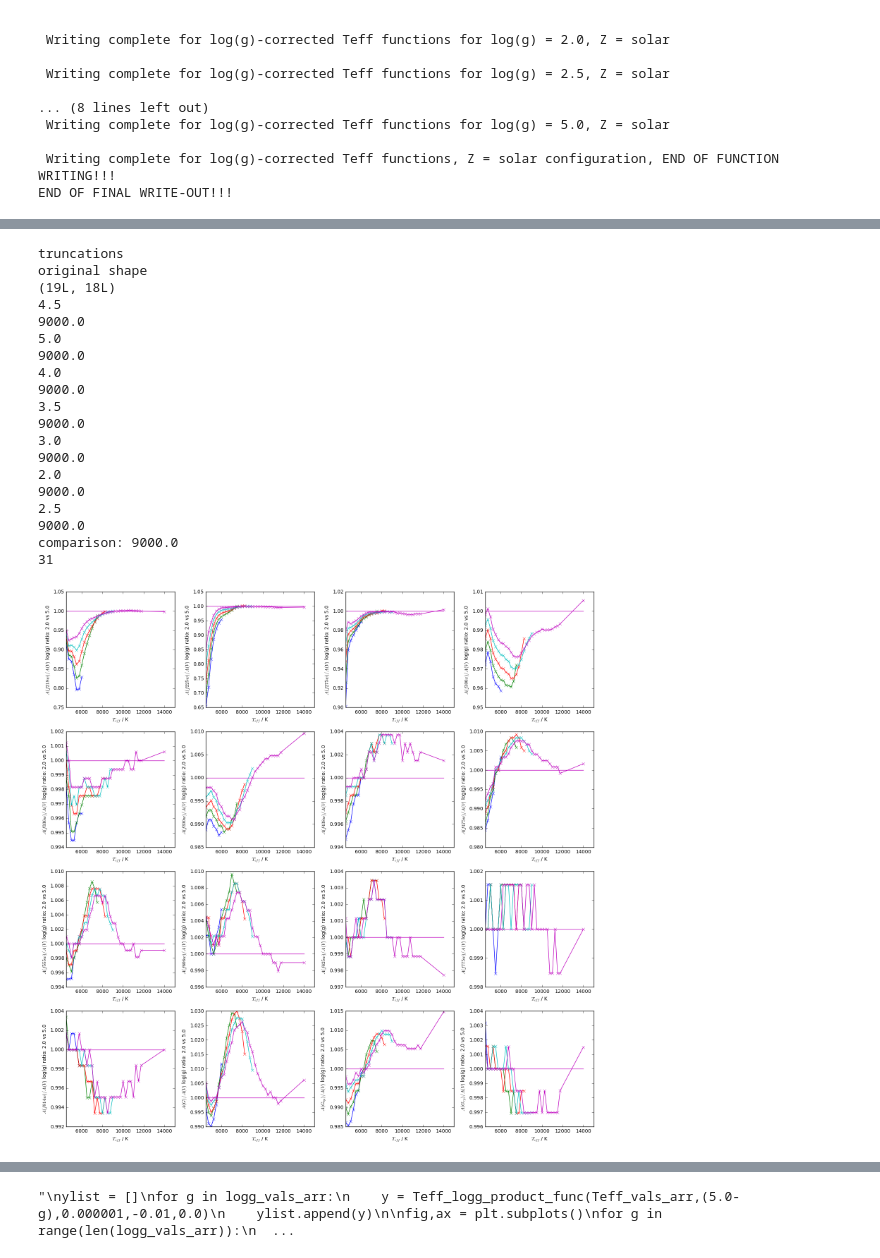
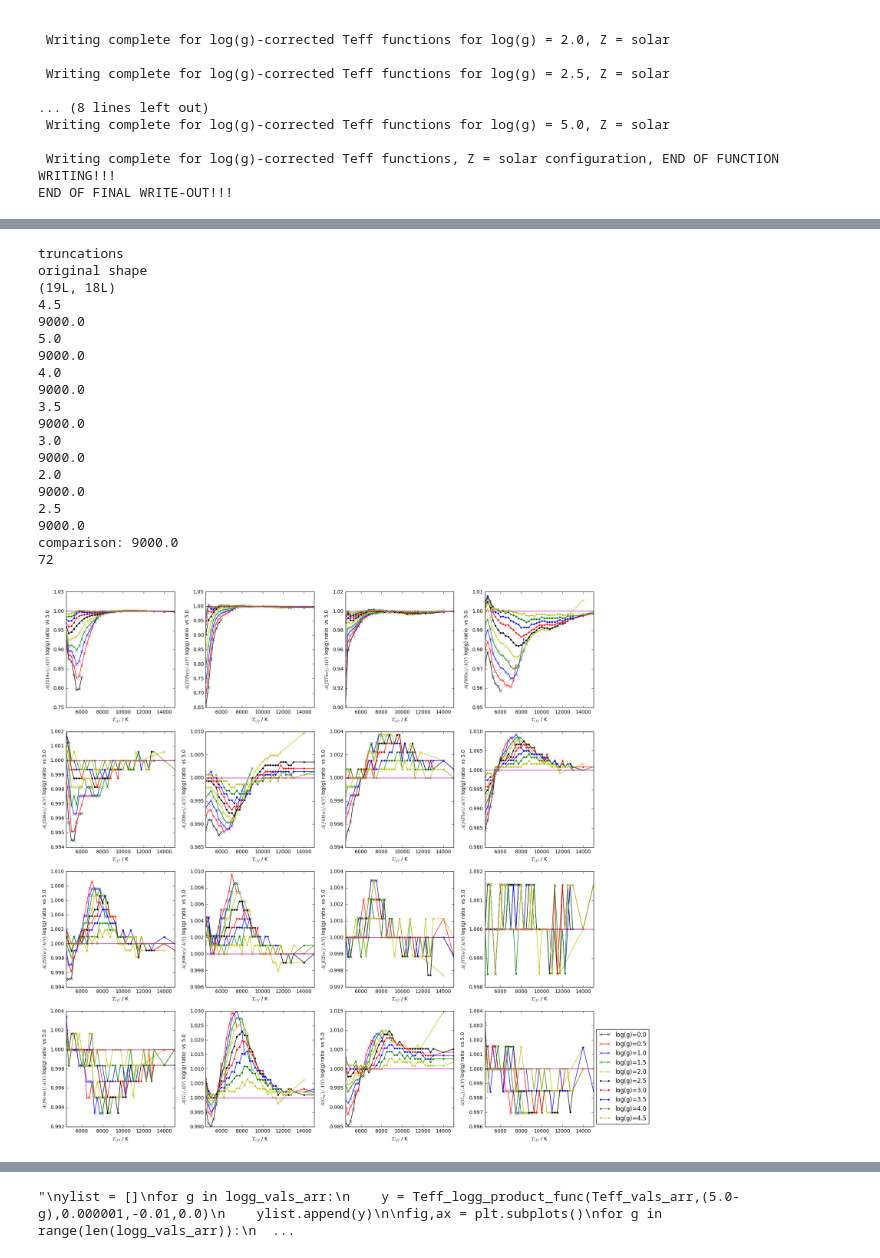
Before and after one commit to AlexlwAstro/phd_work, a Jupyter notebook: gaia_spectra_plots.ipynb, the cells around one changed output, grey strips where cells are left out. Cells and saved outputs as stored; diff of their text form; code cells hidden in the pictures.

Commit message:
compacted plots, got isochrone data, plotted grid coverage

```diff
--- a/gaia_spectra_plots.ipynb
+++ b/gaia_spectra_plots.ipynb
@@ -1866,7 +1905,7 @@ END OF FINAL WRITE-OUT!!!
 fig,zax = plt.subplots(nrows=4,ncols=4,figsize=(16, 16))
 zax = zax.ravel()
 
-keyval = '5.0'
+keyval = '0.0'
 Teff_cut = 15000
 #plt.set_cmap('gnuplot')
 for i in range(2,18):
@@ -1892,24 +1931,6 @@ fig.savefig('Aall_vs_Teff_logg=' + keyval + '_all_Zs.pdf', bbox_inches='tight')
 # log(g) ratio comparison
 lgc_keys_low = ['0.0','0.5','1.0','1.5','2.0']
 lgc_keys_high = ['2.5','3.0','3.5','4.0','4.5']
-
-
-
-# Need to keep dimensions consistent in plot() function
-def trunc_data(dict_to_be_truncated,refkey):
-    truncated_dict = {}
-    ref_arr = np.copy(dict_to_be_truncated[refkey])
-    for key in sorted(dict_to_be_truncated.iterkeys()):
-        temp_arr = np.copy(dict_to_be_truncated[key])
-        if (len(temp_arr[:,0]) > len(ref_arr[:,0])):
-            #print key
-            temp_list = []
-            for i in range(len(ref_arr[:,0])):
-                temp_list.append(temp_arr[i,:])
-            new_arr = np.array(temp_list)
-            #print new_arr.shape
-            truncated_dict[key]= new_arr
-    return truncated_dict
 
 print 'truncations'
 comb_dict_zs_4500K_trunc = trunc_data(comb_dict_zs_4500K,'1.5')
@@ -1924,50 +1945,61 @@ print 'comparison:',max((comb_dict_zs_4500K['1.5'])[:,0])
 fig,chax = plt.subplots(nrows=4,ncols=4,figsize=(16, 16))
 chax = chax.ravel()
 Teff_cut = 15000
-ones_arr = np.copy((comb_dict_zs_4500K['2.0'])[:,0])
+ones_arr = np.copy((comb_dict_zs_4500K['5.0'])[:,0])
 for j in range(len(ones_arr)):
     ones_arr[j] = 1.0
 #print ones_arr
+
+color_arr = ['k','r','b','g','y']#,'c'
 print len(ones_arr)
-#,'g'
+
 plt.set_cmap('gnuplot')
 for i in range(2,18):
-
-    #plt.gca().set_color_cycle([col_map(x) for x in np.linspace(0, 0.9, len(lgc_keys_low))])
-    for key in lgc_keys_low:
-        comb_dict_zs_4500K_trunc = trunc_data(comb_dict_zs_4500K,key)
-        chax[i-2].plot((comb_dict_zs_4500K[key])[:,0],((comb_dict_zs_4500K[key])[:,i]/(comb_dict_zs_4500K_trunc['5.0'])[:,i]),marker='x')#,linestyle='')
-    chax[i-2].plot((comb_dict_zs_4500K['2.0'])[:,0],ones_arr,'m')
+    col_ind = 0
+    #for key in sorted(comb_dict_zs_4500K.iterkeys()):lgc_keys_low
+    for key in sorted(comb_dict_zs_4500K.iterkeys()):
+        if (key != '5.0'):
+            if (col_ind < len(color_arr)):
+                tint = color_arr[col_ind]
+                mk_sty = 'x'
+            else:
+                tint = color_arr[(col_ind - len(color_arr))]
+                mk_sty = '.'
+            comb_dict_zs_4500K_trunc = trunc_data(comb_dict_zs_4500K,key)
+            chax[i-2].plot((comb_dict_zs_4500K[key])[:,0],((comb_dict_zs_4500K[key])[:,i]/(comb_dict_zs_4500K_trunc['5.0'])[:,i]),marker=mk_sty,label=('log(g)='+key),color=tint)#,linestyle='')
+            col_ind += 1
+    chax[i-2].plot((comb_dict_zs_4500K['5.0'])[:,0],ones_arr,'m')
     chax[i-2].ticklabel_format(useOffset=False)
     chax[i-2].set_xlabel(var_names_comb[0])
-    chax[i-2].set_ylabel(var_names_comb[i] + ' log(g) ratio: '+ key +' vs 5.0')
+    chax[i-2].set_ylabel(var_names_comb[i] + ' log(g) ratio  vs 5.0')
     #if (max((comb_dict_z2_4500K[key])[:,0]) > float(Teff_cut)):
     chax[i-2].set_xlim(min((comb_dict_z2_4500K['0.0'])[:,0]),float(Teff_cut))
     fig.tight_layout()
+plt.legend(loc='lower left', bbox_to_anchor=(1.0, 0.0))
 plt.show()
-#fig.savefig(('Aall_ratio_logg_'+ key +'_div_5.0_effect.pdf'), bbox_inches='tight')
+fig.savefig(('Aall_ratio_all_logg_div_5.0_effect.pdf'), bbox_inches='tight')# _high _low
 #'_zoom_'+ str(Teff_cut) +
 # %% [output]
 truncations
 original shape
 (19L, 18L)
 4.5
 9000.0
 5.0
 9000.0
 4.0
 9000.0
 3.5
 9000.0
 3.0
 9000.0
 2.0
 9000.0
 2.5
 9000.0
 comparison: 9000.0
-31
+72
-[figure, old version]
+[figure, new version]
 # %%
 
 fig,chax = plt.subplots(nrows=4,ncols=4,figsize=(16, 16))
```
Also changed, not shown: parts of 5 cells of this notebook, 34 other files.
